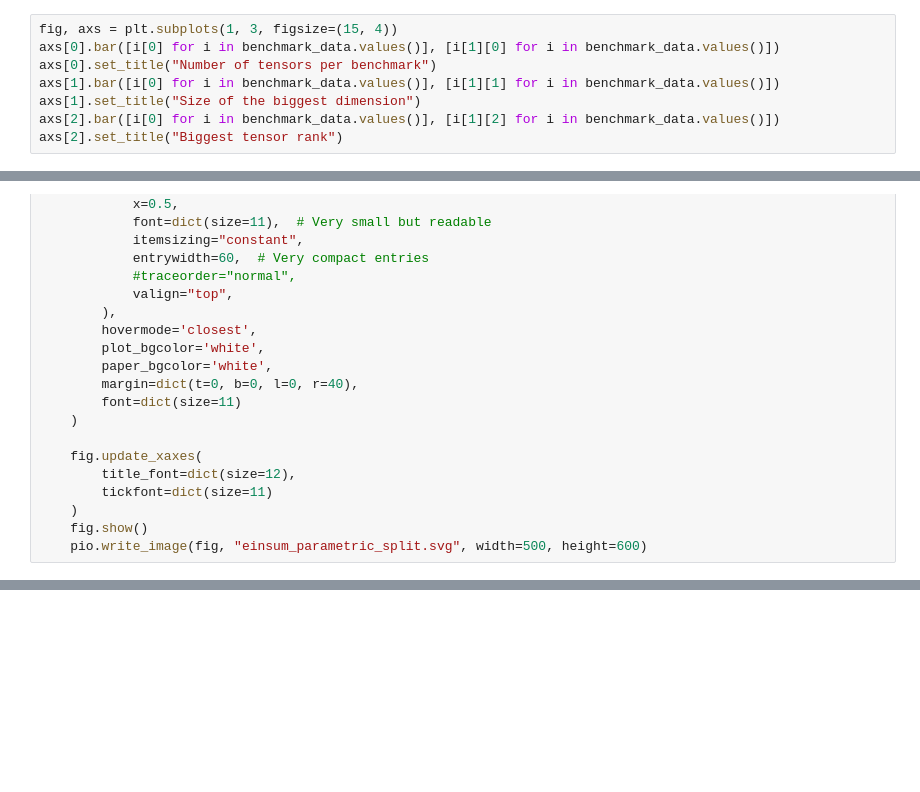
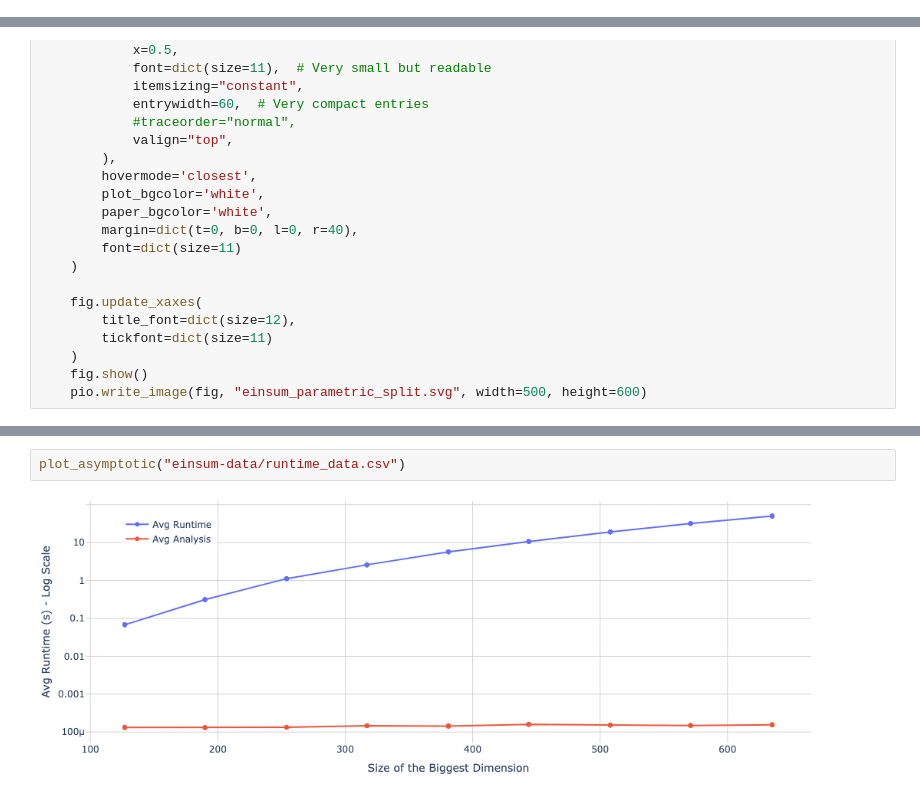
Before and after one commit to lac-dcc/adlet, a Jupyter notebook: benchmarks/analysis/einsum.ipynb, the cells around one changed output, grey strips where cells are left out. Cells and saved outputs as stored; diff of their text form; blank space fills up the shorter version.

Commit message:
chore: data analysis cleaning

```diff
--- a/benchmarks/analysis/einsum.ipynb
+++ b/benchmarks/analysis/einsum.ipynb
@@ -35,8 +6,0 @@ benchmark_data = get_benchmarks(1000)
-# %%
-fig, axs = plt.subplots(1, 3, figsize=(15, 4))
-axs[0].bar([i[0] for i in benchmark_data.values()], [i[1][0] for i in benchmark_data.values()])
-axs[0].set_title("Number of tensors per benchmark")
-axs[1].bar([i[0] for i in benchmark_data.values()], [i[1][1] for i in benchmark_data.values()])
-axs[1].set_title("Size of the biggest dimension")
-axs[2].bar([i[0] for i in benchmark_data.values()], [i[1][2] for i in benchmark_data.values()])
-axs[2].set_title("Biggest tensor rank")
@@ -953,0 +521,4 @@ plot_parametric_split(full_df)
+# %%
+plot_asymptotic("einsum-data/runtime_data.csv")
+# %% [output]
+[figure, added]
```
Also changed, not shown: parts of 20 cells of this notebook, 3 other files.
